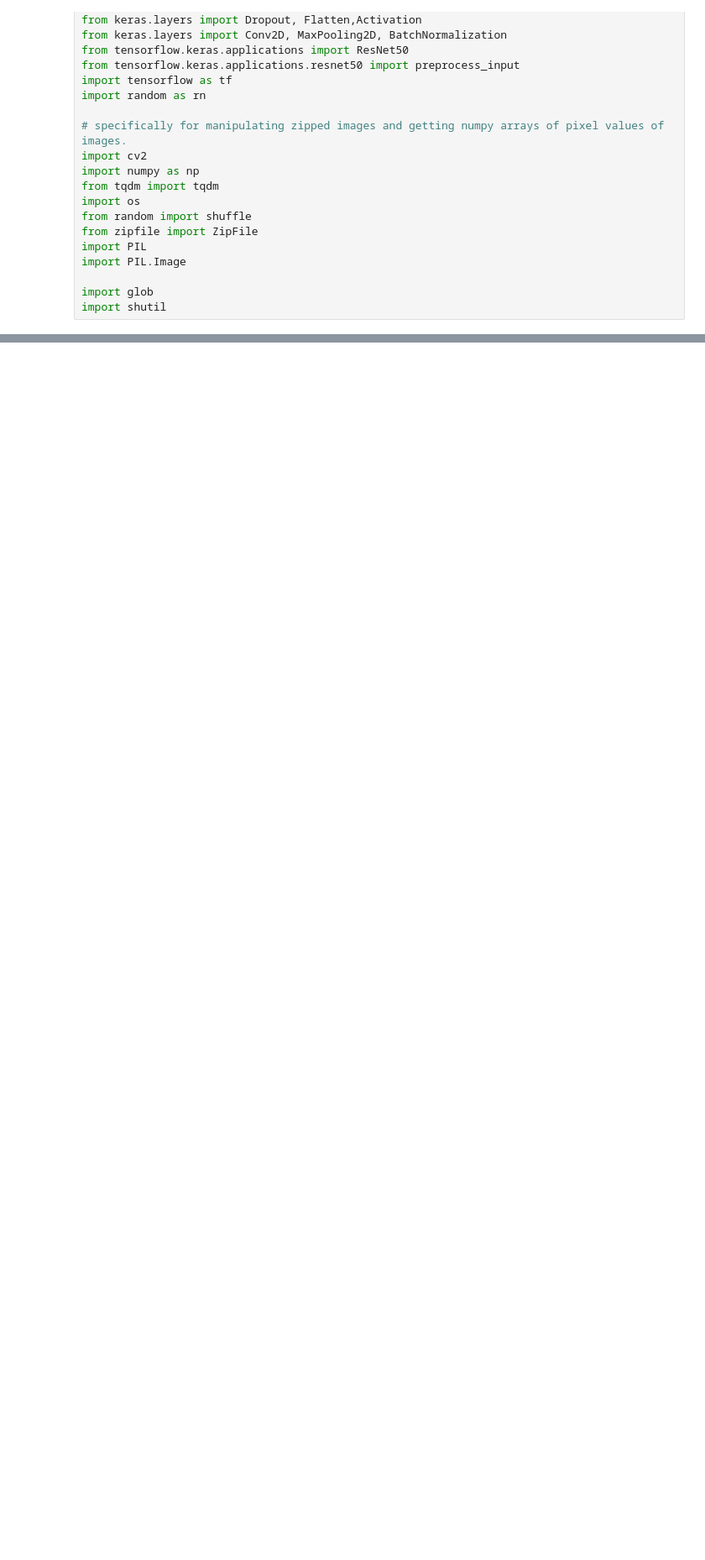
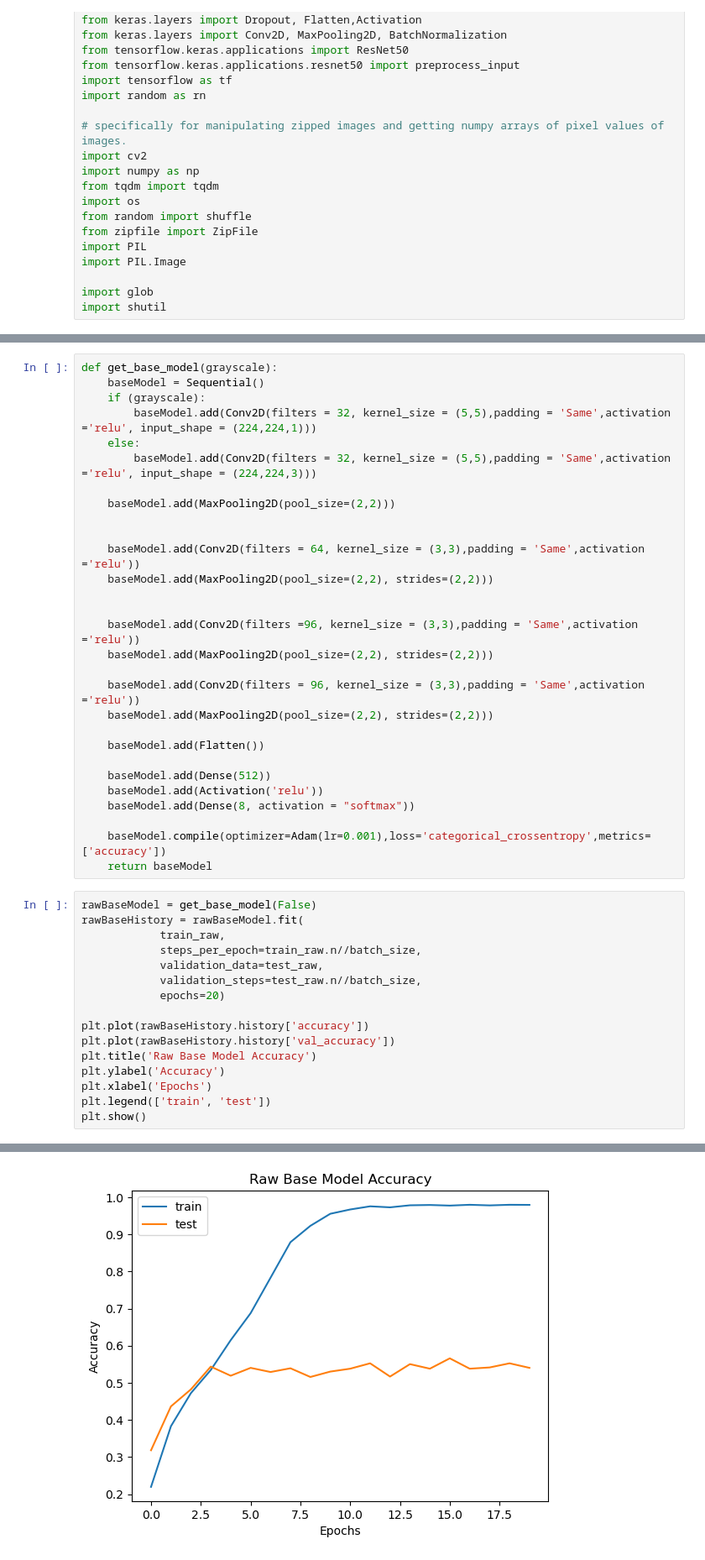
Before and after one commit to Dilson20/Assignment2_MachineLearning, a Jupyter notebook: Task1/Task_1 .ipynb, the cells around one changed output, grey strips where cells are left out. Shown at 84% size. Cells and saved outputs as stored; diff of their text form; blank space fills up the shorter version.

```diff
--- a/Task1/Task_1 .ipynb
+++ b/Task1/Task_1 .ipynb
@@ -173,0 +166,46 @@ Found 925 images belonging to 8 classes.
+# %%
+def get_base_model(grayscale):
+    baseModel = Sequential()
+    if (grayscale):
+        baseModel.add(Conv2D(filters = 32, kernel_size = (5,5),padding = 'Same',activation ='relu', input_shape = (224,224,1)))
+    else:
+        baseModel.add(Conv2D(filters = 32, kernel_size = (5,5),padding = 'Same',activation ='relu', input_shape = (224,224,3)))
+
+    baseModel.add(MaxPooling2D(pool_size=(2,2)))
+
+
+    baseModel.add(Conv2D(filters = 64, kernel_size = (3,3),padding = 'Same',activation ='relu'))
+    baseModel.add(MaxPooling2D(pool_size=(2,2), strides=(2,2)))
+
+
+    baseModel.add(Conv2D(filters =96, kernel_size = (3,3),padding = 'Same',activation ='relu'))
+    baseModel.add(MaxPooling2D(pool_size=(2,2), strides=(2,2)))
+
+    baseModel.add(Conv2D(filters = 96, kernel_size = (3,3),padding = 'Same',activation ='relu'))
+    baseModel.add(MaxPooling2D(pool_size=(2,2), strides=(2,2)))
+
+    baseModel.add(Flatten())
+
+    baseModel.add(Dense(512))
+    baseModel.add(Activation('relu'))
+    baseModel.add(Dense(8, activation = "softmax"))
+
+    baseModel.compile(optimizer=Adam(lr=0.001),loss='categorical_crossentropy',metrics=['accuracy'])
+    return baseModel
+# %%
+rawBaseModel = get_base_model(False)
+rawBaseHistory = rawBaseModel.fit(
+            train_raw,
+            steps_per_epoch=train_raw.n//batch_size,
+            validation_data=test_raw,
+            validation_steps=test_raw.n//batch_size,
+            epochs=20)
+
+plt.plot(rawBaseHistory.history['accuracy'])
+plt.plot(rawBaseHistory.history['val_accuracy'])
+plt.title('Raw Base Model Accuracy')
+plt.ylabel('Accuracy')
+plt.xlabel('Epochs')
+plt.legend(['train', 'test'])
+plt.show()
+# %% [output]
@@ -173,0 +229 @@ Found 925 images belonging to 8 classes.
+[figure, added]
```
Also changed, not shown: parts of 16 cells of this notebook.
